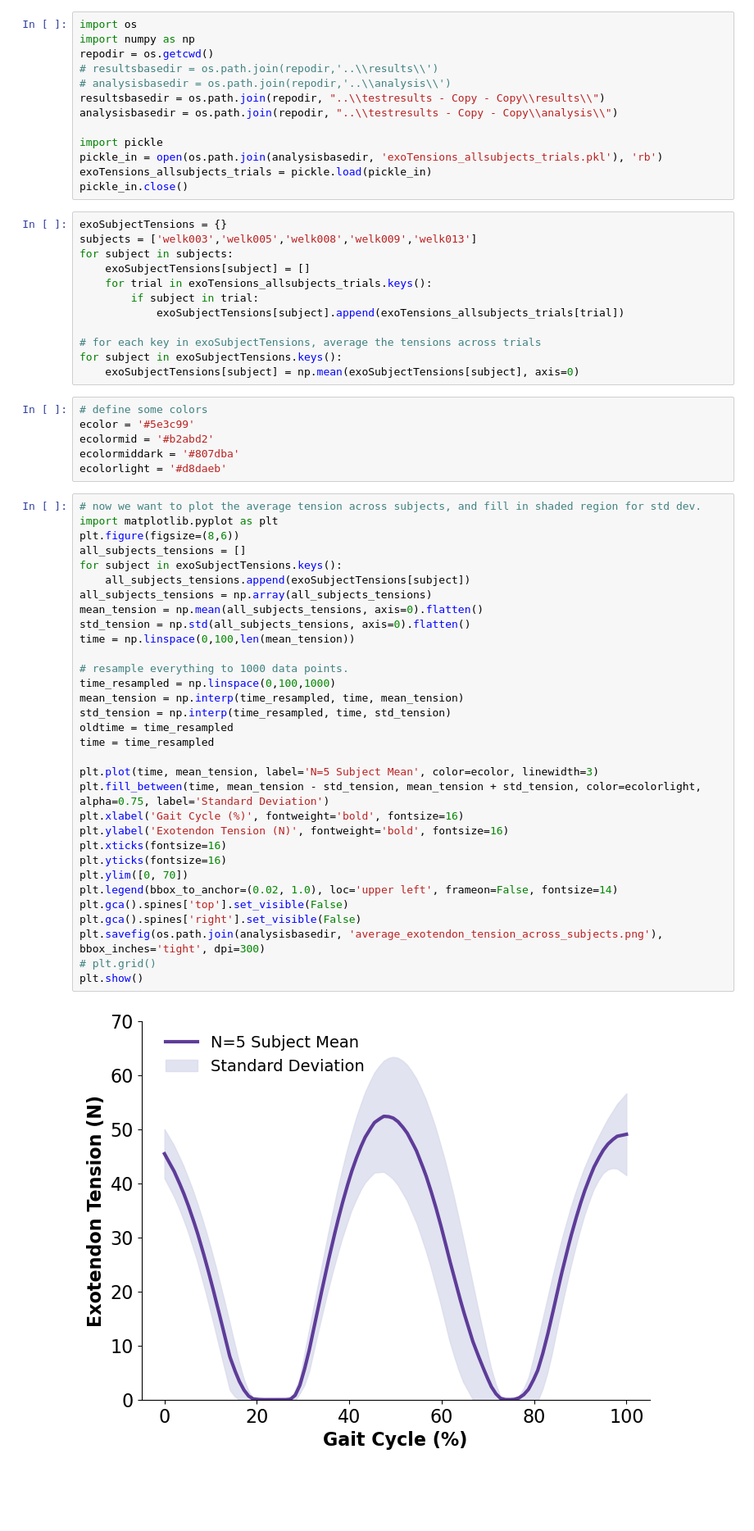
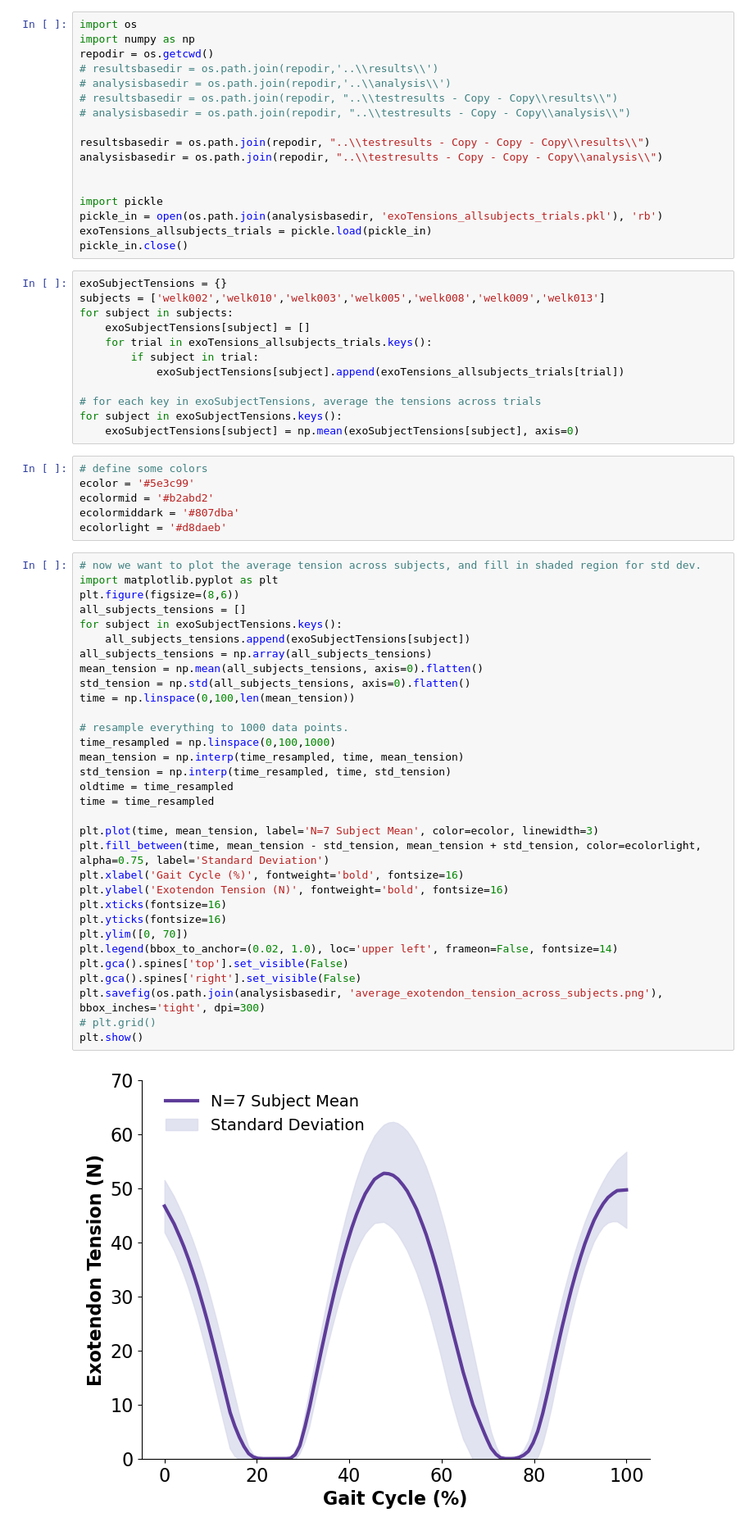
Before and after one commit to stingjp/muscleEnergyModel, a Jupyter notebook: exotendonTensionPlotting.ipynb, the cells around one changed output. Shown at 82% size. Saved outputs shown, nothing was run; the diff lists cells and outputs as text; blank space fills up the shorter version.

Commit message:
Update plot to include all subjects.

```diff
--- a/exotendonTensionPlotting.ipynb
+++ b/exotendonTensionPlotting.ipynb
@@ -4,8 +4,12 @@ import numpy as np
 repodir = os.getcwd()
 # resultsbasedir = os.path.join(repodir,'..\\results\\')
 # analysisbasedir = os.path.join(repodir,'..\\analysis\\')
-resultsbasedir = os.path.join(repodir, "..\\testresults - Copy - Copy\\results\\")
-analysisbasedir = os.path.join(repodir, "..\\testresults - Copy - Copy\\analysis\\")
+# resultsbasedir = os.path.join(repodir, "..\\testresults - Copy - Copy\\results\\")
+# analysisbasedir = os.path.join(repodir, "..\\testresults - Copy - Copy\\analysis\\")
+
+resultsbasedir = os.path.join(repodir, "..\\testresults - Copy - Copy - Copy\\results\\")
+analysisbasedir = os.path.join(repodir, "..\\testresults - Copy - Copy - Copy\\analysis\\")
+
 
 import pickle
 pickle_in = open(os.path.join(analysisbasedir, 'exoTensions_allsubjects_trials.pkl'), 'rb')
@@ -13,7 +17,7 @@ exoTensions_allsubjects_trials = pickle.load(pickle_in)
 pickle_in.close()
 # %%
 exoSubjectTensions = {}
-subjects = ['welk003','welk005','welk008','welk009','welk013']
+subjects = ['welk002','welk010','welk003','welk005','welk008','welk009','welk013']
 for subject in subjects:
     exoSubjectTensions[subject] = []
     for trial in exoTensions_allsubjects_trials.keys():
@@ -34,35 +38,35 @@ ecolorlight = '#d8daeb'
 import matplotlib.pyplot as plt
 plt.figure(figsize=(8,6))
 all_subjects_tensions = []
 for subject in exoSubjectTensions.keys():
     all_subjects_tensions.append(exoSubjectTensions[subject])
 all_subjects_tensions = np.array(all_subjects_tensions)
 mean_tension = np.mean(all_subjects_tensions, axis=0).flatten()
 std_tension = np.std(all_subjects_tensions, axis=0).flatten()
 time = np.linspace(0,100,len(mean_tension))
 
 # resample everything to 1000 data points.
 time_resampled = np.linspace(0,100,1000)
 mean_tension = np.interp(time_resampled, time, mean_tension)
 std_tension = np.interp(time_resampled, time, std_tension)
 oldtime = time_resampled
 time = time_resampled
 
-plt.plot(time, mean_tension, label='N=5 Subject Mean', color=ecolor, linewidth=3)
+plt.plot(time, mean_tension, label='N=7 Subject Mean', color=ecolor, linewidth=3)
 plt.fill_between(time, mean_tension - std_tension, mean_tension + std_tension, color=ecolorlight, alpha=0.75, label='Standard Deviation')
 plt.xlabel('Gait Cycle (%)', fontweight='bold', fontsize=16)
 plt.ylabel('Exotendon Tension (N)', fontweight='bold', fontsize=16)
 plt.xticks(fontsize=16)
 plt.yticks(fontsize=16)
 plt.ylim([0, 70])
 plt.legend(bbox_to_anchor=(0.02, 1.0), loc='upper left', frameon=False, fontsize=14)
 plt.gca().spines['top'].set_visible(False)
 plt.gca().spines['right'].set_visible(False)
 plt.savefig(os.path.join(analysisbasedir, 'average_exotendon_tension_across_subjects.png'), bbox_inches='tight', dpi=300)
 # plt.grid()
 plt.show()
 # %% [output]
-[figure, old version]
+[figure, new version]
 # %%
 # take the max of each subject tensions, and then average and std dev them
 max_tensions = []
```
Also changed, not shown: parts of 4 cells of this notebook, 1 other file.
